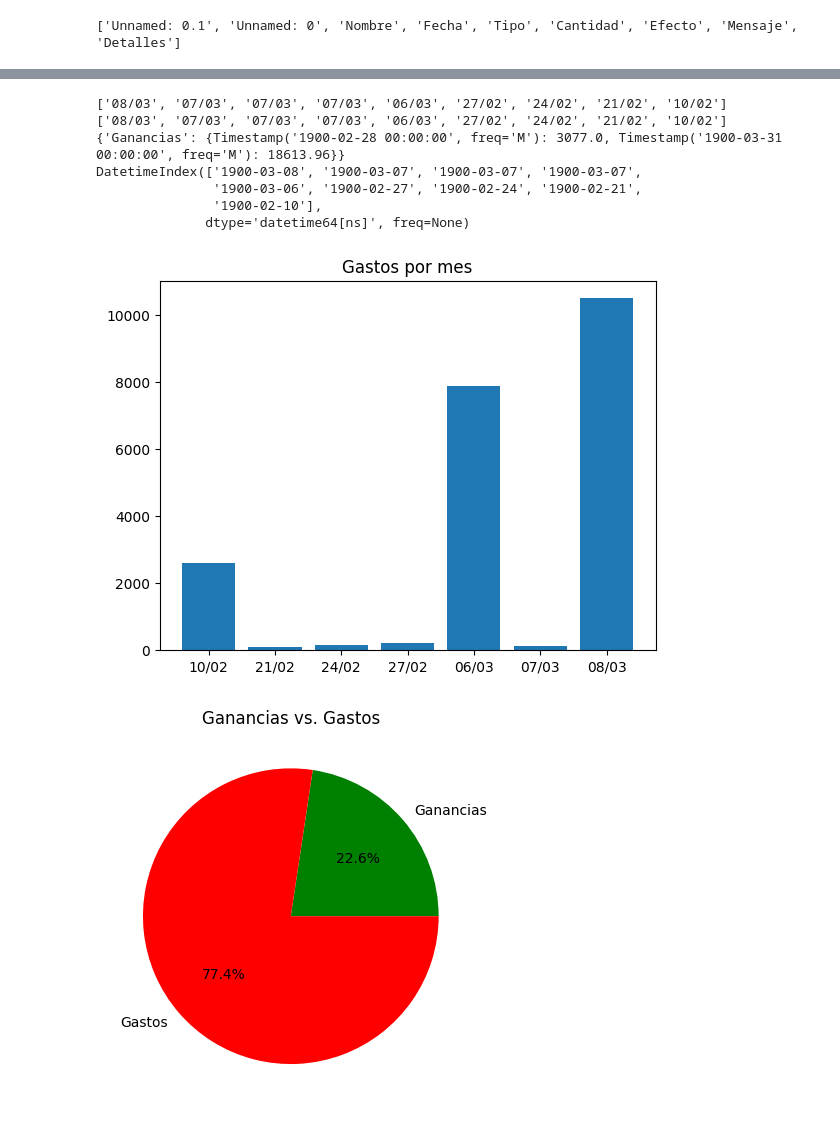
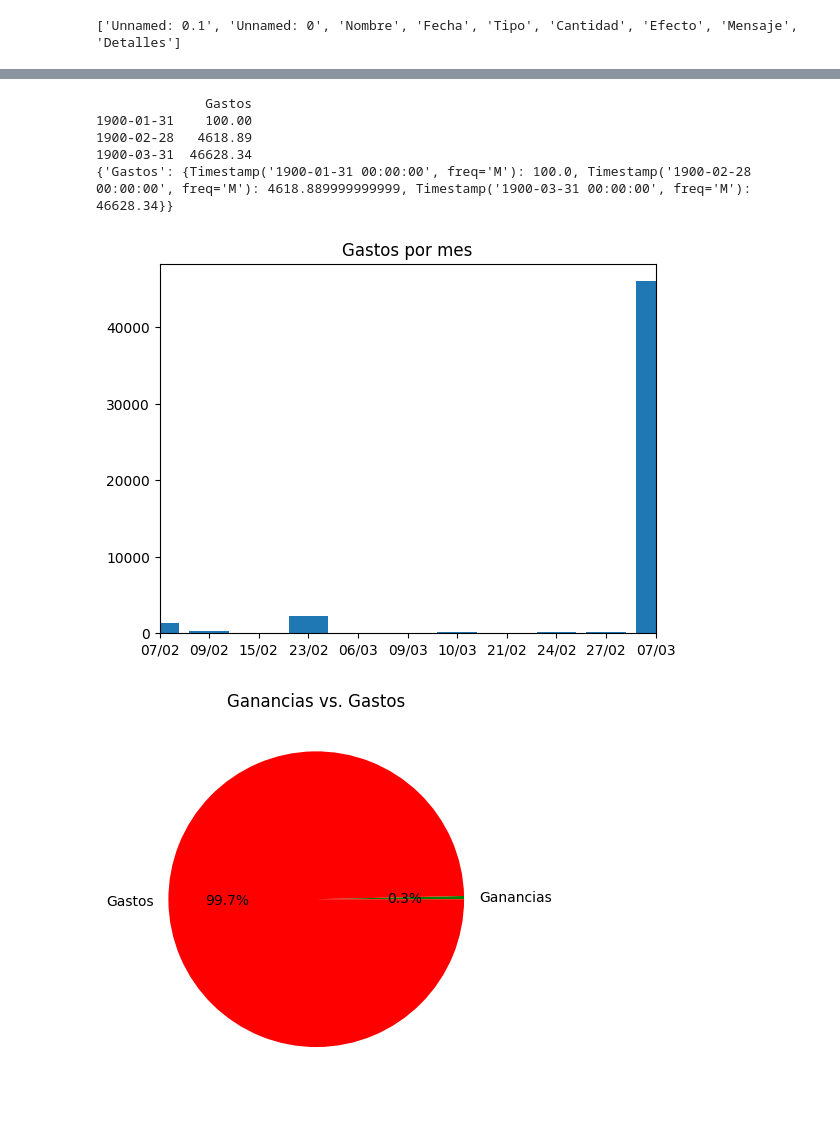
Before and after one commit to saulecast/finanzobot_0.1, a Jupyter notebook: primer_cuaderno.ipynb, the cells around one changed output, grey strips where cells are left out. Saved outputs shown, nothing was run; the diff lists cells and outputs as text; code cells hidden in the pictures.

```diff
--- a/primer_cuaderno.ipynb
+++ b/primer_cuaderno.ipynb
@@ -178,8 +181,13 @@ for index, i in enumerate(df_pre["Balance"]):
         Efecto.append("- {0}DOP".format(df_pre["Débito"][index],))
         Cantidad.append("{0}".format(df_pre["Débito"][index],))
     if df_pre["Crédito"][index] > df_pre["Débito"][index]:
-        Efecto.append("+ {0}DOP".format(df_pre["Crédito"][index],))
-        Cantidad.append("{0}".format(df_pre["Débito"][index],))
+        Cantidad.append("{0}".format(df_pre["Crédito"][index],))
+
+        if df_pre["Concepto"][index][0] == "X": #Esto porque los depositos desde paypal suelen tener descripciones automáticas que comienzan con "X", si esto cambia entonces cambia esta línea
+            Efecto.append("*+ {0}DOP".format(df_pre["Crédito"][index],)) #*+ significa "transferencia de entrada", que no es lo mismo que ingreso o ganancia. Esto es un deposito desde otra cuenta
+        else:
+            Efecto.append("+ {0}DOP".format(df_pre["Crédito"][index],))
+
 print(Efecto)
 
 
@@ -333,7 +341,7 @@ print_details(amount, dates)
 earns = []
 earn_dates = []
 for index, trans in enumerate(amount):
-    if "+" in trans:
+    if "+" in trans and not "*+" in trans:
         earns.append(trans)
         earn_dates.append(dates[index])
 
@@ -347,7 +355,7 @@ print_details(earns, earn_dates)
 loses = []
 lose_dates = []
 for index, trans in enumerate(amount):
-    if "-" in trans:
+    if "-" in trans and not "*-" in trans:
         loses.append(trans)
         lose_dates.append(dates[index])
 plot_details(loses, lose_dates, 'Mis Gastos')
@@ -467,7 +471,7 @@ amount = df['Efecto']
 earns = []
 earn_dates = []
 for index, trans in enumerate(amount):
-    if "+" in trans:
+    if "+" in trans and not "*+" in trans:
         earns.append(float(trans.replace('$', '').replace('+', '').replace(' ', '').replace('DOP','').replace(',', '')))
         earn_dates.append(df["Fecha"][index][:5])
 
@@ -516,25 +520,25 @@ import matplotlib.pyplot as plt
 import pandas as pd
 
 # Obtener las ganancias y las fechas de las transacciones
-df = pd.read_csv('paypal_data.csv')
+df = pd.read_csv('todas_mis_transacciones.csv')
 amount = df['Efecto']
 spents = []
 spent_dates = []
 for index, trans in enumerate(amount):
-    if "-" in trans:
+    if "-" in trans and not "*-" in trans:
         spents.append(float(trans.replace('$', '').replace('-', '').replace(' ', '').replace('DOP','').replace(',', '')))
-        spent_dates.append(df["Fecha"][index])
+        spent_dates.append(df["Fecha"][index][:5])
 
 # Convertir las fechas en un formato de fecha de pandas
-print(spent_dates)
-earn_dates = pd.to_datetime(spent_dates, format='%d/%m')
-print(spent_dates)
+spent_dates = pd.to_datetime(spent_dates, format='%d/%m')
+# print(spent_dates)
 
 # Crear un DataFrame de pandas con las ganancias y las fechas
-df = pd.DataFrame({'Ganancias': spents}, index=earn_dates)
+df = pd.DataFrame({'Gastos': spents}, index=spent_dates)
 
 # Agrupar los datos por mes y sumar las ganancias
 gastos_por_mes = df.resample('M').sum()
+print(gastos_por_mes)
 
 # Convertir los datos en un diccionario
 diccionario_gastos = gastos_por_mes.to_dict()
@@ -543,16 +547,20 @@ diccionario_gastos = gastos_por_mes.to_dict()
 print(diccionario_gastos)
 
 # Convertir los datos en un DataFrame de pandas
-# df = pd.DataFrame.from_dict(diccionario_gastos, orient='index', columns=['Ganancias'])
+# df = pd.DataFrame.from_dict(diccionario_gastos, orient='index', columns=['Gastos'])
 
 # Convertir el índice a un objeto DatetimeIndex
 df.index = pd.to_datetime(df.index)
-print(df.index)
+# print(df.index)
 
 # Gráfico de barras
 fig, ax = plt.subplots()
-ax.bar(x = df.index.strftime('%d/%m'), height = df['Ganancias'])
+ax.bar(x = df.index.strftime('%d/%m'), height = df['Gastos'])
+
+plt.autoscale(enable=True, axis = 'x',tight=True)
+ax.set_xlim([0, 10])
 ax.invert_xaxis()
+# ax.set_ylim([0, 40000])
 
 # Título
 ax.set_title('Gastos por mes')
@@ -560,50 +568,48 @@ ax.set_title('Gastos por mes')
 # Mostrar el gráfico
 plt.show()
 # %% [output]
-['08/03', '07/03', '07/03', '07/03', '06/03', '27/02', '24/02', '21/02', '10/02']
-['08/03', '07/03', '07/03', '07/03', '06/03', '27/02', '24/02', '21/02', '10/02']
-{'Ganancias': {Timestamp('1900-02-28 00:00:00', freq='M'): 3077.0, Timestamp('1900-03-31 00:00:00', freq='M'): 18613.96}}
-DatetimeIndex(['1900-03-08', '1900-03-07', '1900-03-07', '1900-03-07',
-               '1900-03-06', '1900-02-27', '1900-02-24', '1900-02-21',
-               '1900-02-10'],
-              dtype='datetime64[ns]', freq=None)
+              Gastos
+1900-01-31    100.00
+1900-02-28   4618.89
+1900-03-31  46628.34
+{'Gastos': {Timestamp('1900-01-31 00:00:00', freq='M'): 100.0, Timestamp('1900-02-28 00:00:00', freq='M'): 4618.889999999999, Timestamp('1900-03-31 00:00:00', freq='M'): 46628.34}}
-[figure, old version]
+[figure, new version]
 # %%
 import matplotlib.pyplot as plt
 import pandas as pd
 
 # Obtener las ganancias y las fechas de las transacciones
 df = pd.read_csv('todas_mis_transacciones.csv')
 amount = df['Efecto']
 earnings = []
 losses = []
 for trans in amount:
-    if "+" in trans:
+    if "+" in trans and trans[0] != "*": #* significa que es una transferencia de una cuenta a otra
         earnings.append(float(trans.replace('$', '').replace('-', '').replace(' ', '').replace('DOP','').replace(',', '')))
-    elif "-" in trans:
+    elif "-" in trans and trans[0] != "*": #* significa que es una transferencia de una cuenta a otra
         losses.append(float(trans.replace('$', '').replace('-', '').replace(' ', '').replace('DOP','').replace(',', '')))
 
 # Calcular el total de ganancias y pérdidas
 total_earnings = sum(earnings)
 total_losses = sum(losses)
 
 # Crear una lista de etiquetas para el gráfico de pastel
 labels = ['Ganancias', 'Gastos']
 
 # Crear una lista de valores para el gráfico de pastel
 values = [total_earnings, total_losses]
 
 # Crear el gráfico de pastel
 fig, ax = plt.subplots()
 ax.pie(values, labels=labels, autopct='%1.1f%%', colors=['green','red'])
 
 # Título
 ax.set_title('Ganancias vs. Gastos')
 
 # Mostrar el gráfico
 plt.show()
 # %% [output]
-[figure, old version]
+[figure, new version]
 # %%
 import seaborn as sns
 import pandas as pd
```
Also changed, not shown: parts of 6 cells of this notebook, 3 other files.
